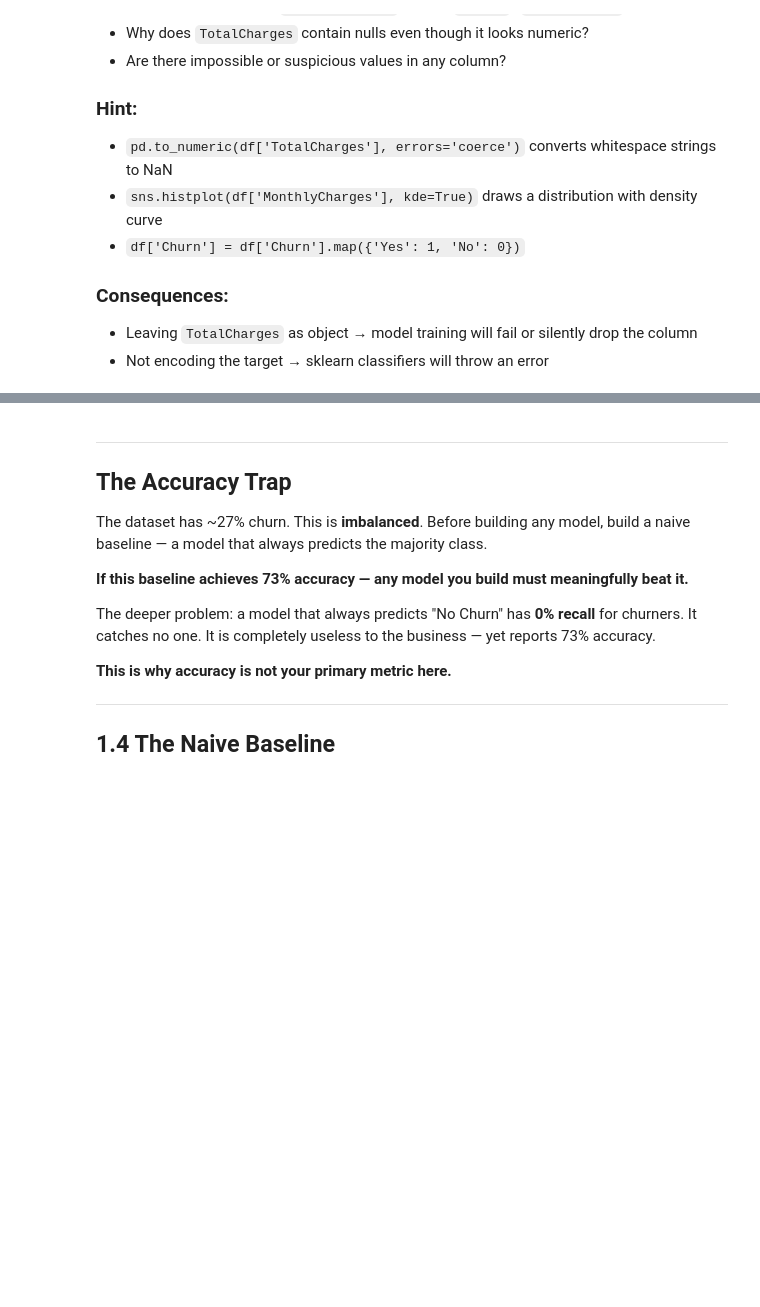
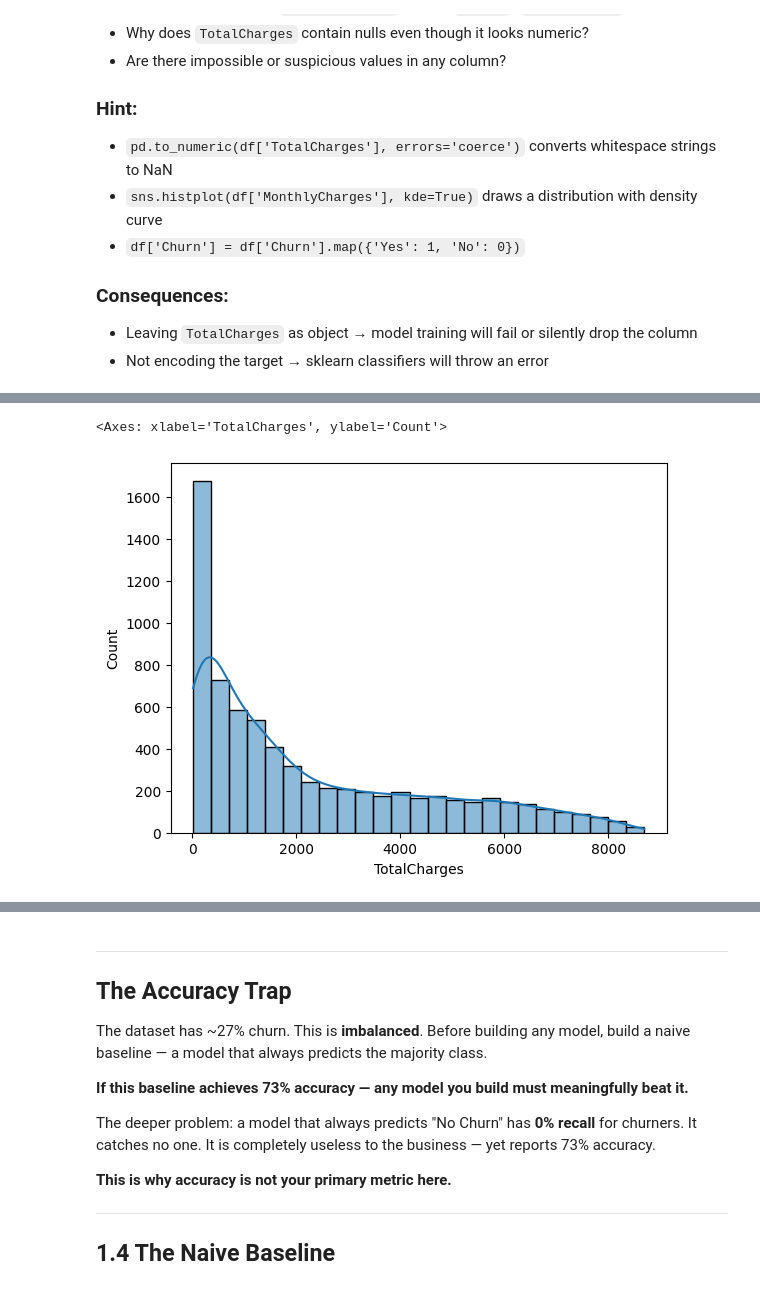
Before and after one commit to AshutoshDhungana/Fusemachine_AiFellowship, a Jupyter notebook: Wk4_Linear_Models/W4_Linear_Models_Assignment.ipynb, the cells around one changed output, grey strips where cells are left out. Saved outputs shown, nothing was run; the diff lists cells and outputs as text; code cells hidden in the pictures; blank space fills up the shorter version.

```diff
--- a/Wk4_Linear_Models/W4_Linear_Models_Assignment.ipynb
+++ b/Wk4_Linear_Models/W4_Linear_Models_Assignment.ipynb
@@ -256 +280,6 @@ Write out the ML problem formally using the structure below.
+# %%
+sns.histplot(df['TotalCharges'], kde = True)
+# %% [output]
+<Axes: xlabel='TotalCharges', ylabel='Count'>
+[figure, added]
 # %%
```
Also changed, not shown: parts of 84 cells of this notebook.
